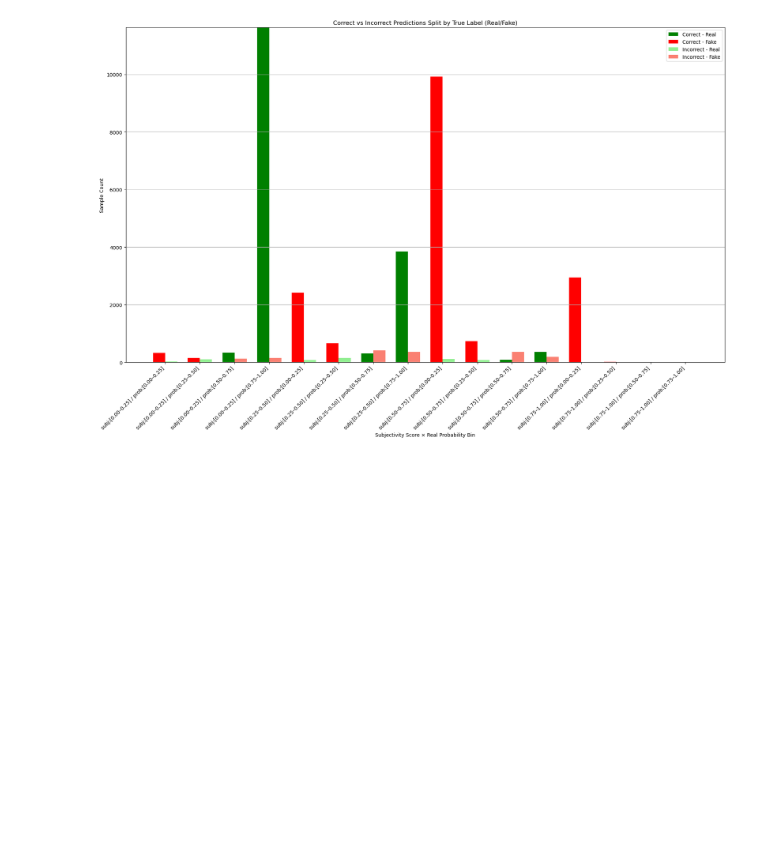
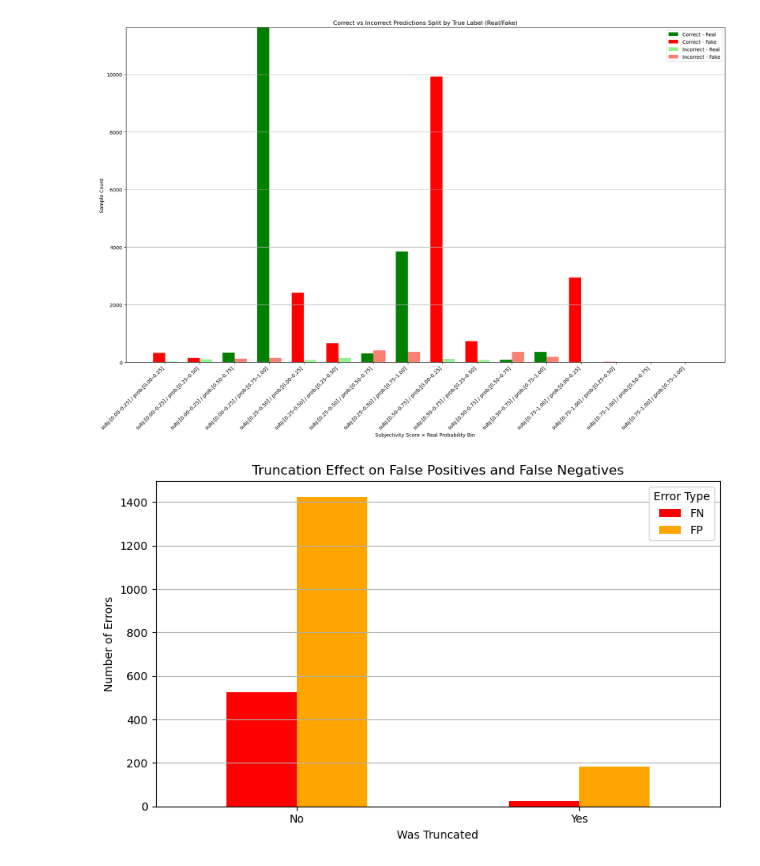
Before and after one commit to Frank-Doroudian/Fake-News, a Jupyter notebook: Fake_News_Detection.ipynb, the cells around one changed output. Drawn from its saved outputs; the diff is of its cells as text; code cells hidden in the pictures; blank space fills up the shorter version.

Commit message:
Visualize impact of truncation on false positives and false negatives

```diff
--- a/Fake_News_Detection.ipynb
+++ b/Fake_News_Detection.ipynb
@@ -733,3 +733,36 @@ plt.tight_layout()
 plt.show()
 # %% [output]
 [figure]
+# %%
+# Define outcome labels again (if not already in df)
+def classify_error(row):
+    if row['isReal'] == 1 and row['predicted'] == 1:
+        return 'TP'
+    elif row['isReal'] == 0 and row['predicted'] == 0:
+        return 'TN'
+    elif row['isReal'] == 0 and row['predicted'] == 1:
+        return 'FP'
+    else:
+        return 'FN'
+
+df['outcome'] = df.apply(classify_error, axis=1)
+
+# Filter only errors
+error_df = df[df['outcome'].isin(['FP', 'FN'])]
+
+# Group by outcome type and truncation flag
+error_counts = error_df.groupby(['outcome', 'was_truncated']).size().unstack(fill_value=0)
+
+# Plot
+error_counts.T.plot(kind='bar', figsize=(8, 5), color=['red', 'orange'])
+
+plt.title("Truncation Effect on False Positives and False Negatives")
+plt.xlabel("Was Truncated")
+plt.ylabel("Number of Errors")
+plt.xticks(ticks=[0,1], labels=['No', 'Yes'], rotation=0)
+plt.legend(title="Error Type")
+plt.grid(axis='y')
+plt.tight_layout()
+plt.show()
+# %% [output]
+[figure, added]
```
